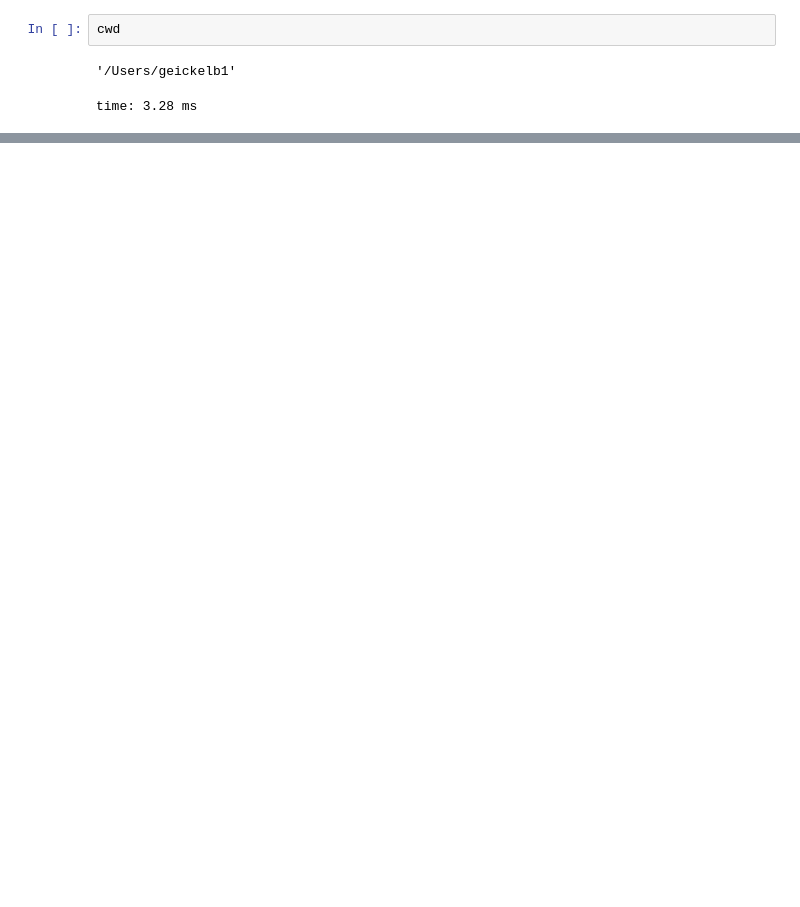
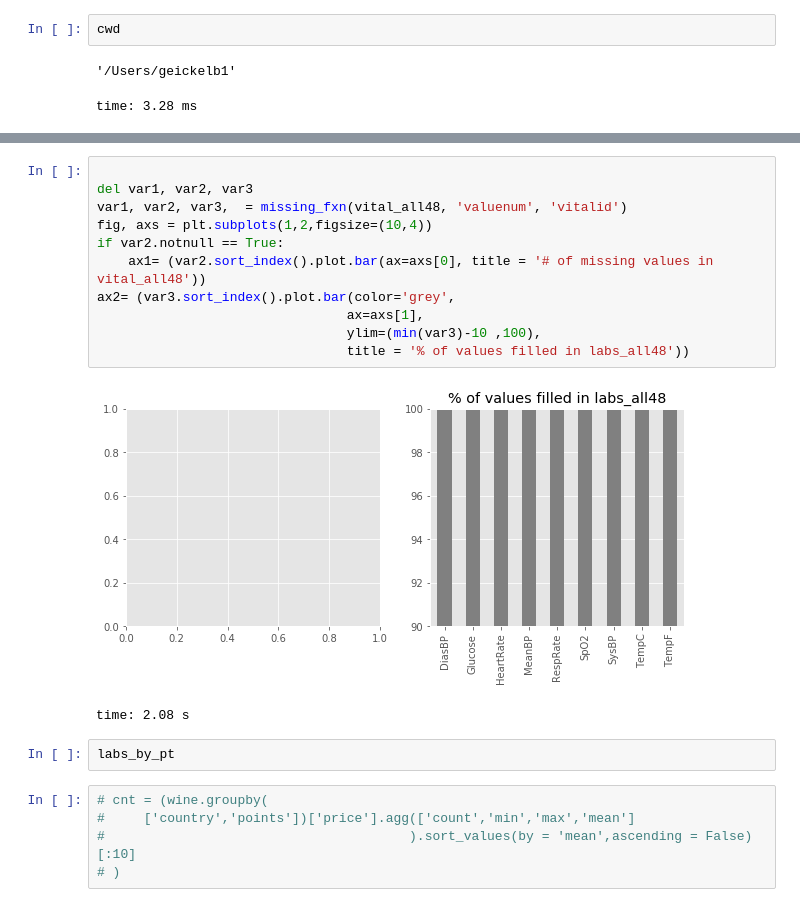
Before and after one commit to kellylinyingxin/mimiciii-antibiotics-modeling, a Jupyter notebook: notebooks/04-clinical_explore.ipynb, the cells around one changed output, grey strips where cells are left out. Cells and saved outputs as stored; diff of their text form; blank space fills up the shorter version.

```diff
--- a/notebooks/04-clinical_explore.ipynb
+++ b/notebooks/04-clinical_explore.ipynb
@@ -55,0 +294,21 @@ vital_all48=  pd.read_csv('/Documents/GitHub/mimiciii-antibiotics-modeling/data/
+# %%
+
+del var1, var2, var3
+var1, var2, var3,  = missing_fxn(vital_all48, 'valuenum', 'vitalid')
+fig, axs = plt.subplots(1,2,figsize=(10,4))
+if var2.notnull == True:
+    ax1= (var2.sort_index().plot.bar(ax=axs[0], title = '# of missing values in vital_all48'))
+ax2= (var3.sort_index().plot.bar(color='grey',
+                                ax=axs[1],
+                                ylim=(min(var3)-10 ,100),
+                                title = '% of values filled in labs_all48'))
+# %% [output]
+[figure, added]
+time: 2.08 s
+# %%
+labs_by_pt
+# %%
+# cnt = (wine.groupby(
+#     ['country','points'])['price'].agg(['count','min','max','mean']
+#                                       ).sort_values(by = 'mean',ascending = False)[:10]
+# )
```
Also changed, not shown: parts of 27 cells of this notebook, 7 other files.
